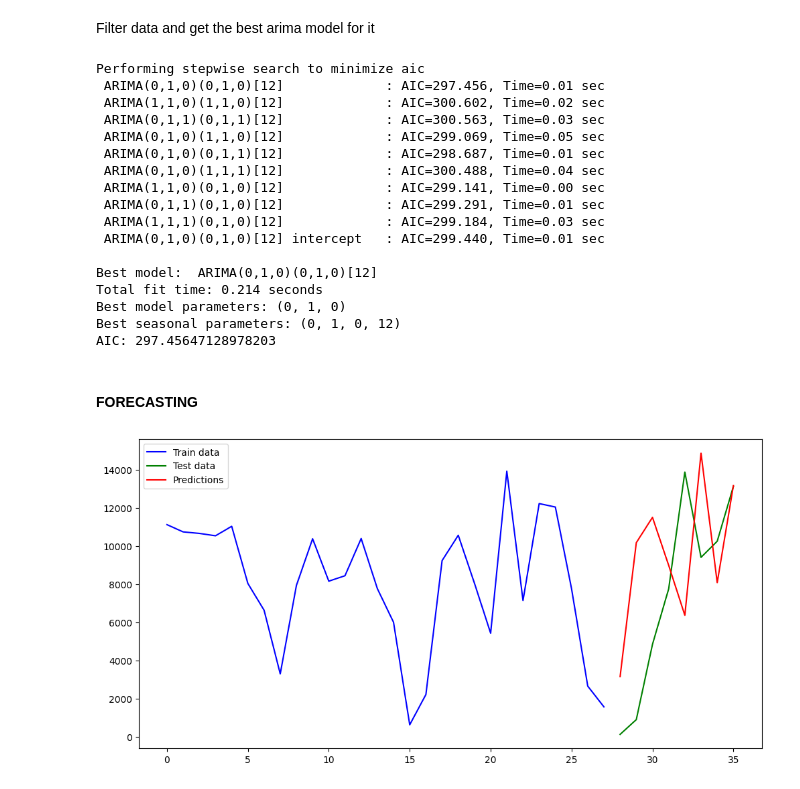
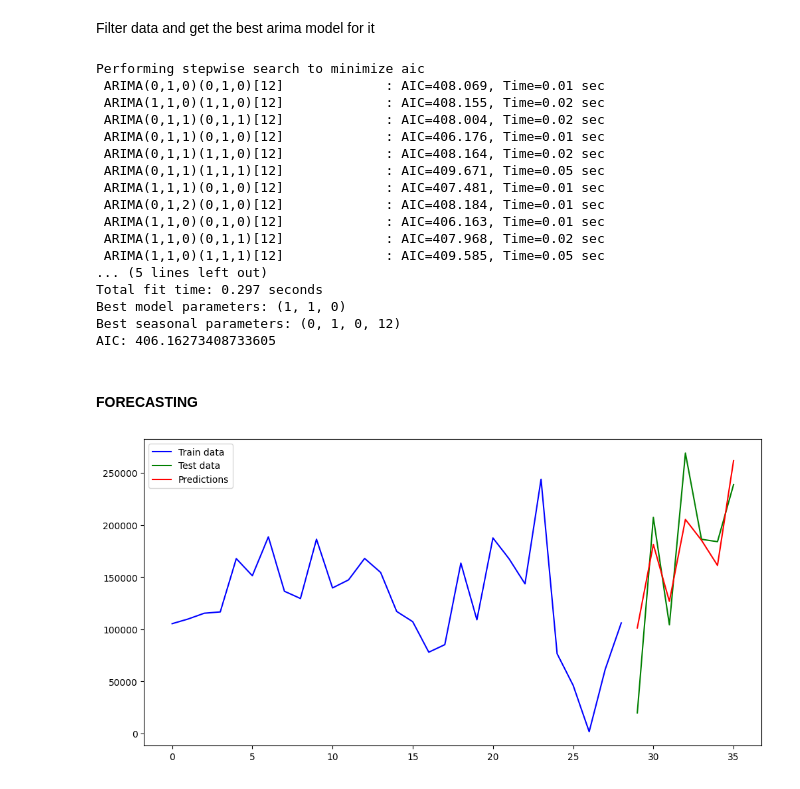
Before and after one commit to oscarjibou/BT-DataAnalysis, a Jupyter notebook: data_analysis.ipynb, the cells around one changed output. Saved outputs shown, nothing was run; the diff lists cells and outputs as text; code cells hidden in the pictures.

```diff
--- a/data_analysis.ipynb
+++ b/data_analysis.ipynb
@@ -143,18 +143,29 @@ warnings.filterwarnings("ignore", category=NotOpenSSLWarning)
 
 #FIXME: Ensure data inputs are correctly introduced in auto_arima
 
+# filtered_train_data = train_data[
+#     (train_data["supermarket"] == "supermarket-A")
+#     & (train_data["variant"] == "flavoured")
+# ]
+
+# filtered_test_data = test_data[
+#     (test_data["supermarket"] == "supermarket-A")
+#     & (test_data["variant"] == "flavoured")
+# ]
 filtered_train_data = train_data[
     (train_data["supermarket"] == "supermarket-A")
-    & (train_data["variant"] == "flavoured")
+    & (train_data["variant"] == "standard")
+    & (train_data["pack.size"] == "351 - 500 GR")
 ]
 
 filtered_test_data = test_data[
     (test_data["supermarket"] == "supermarket-A")
-    & (test_data["variant"] == "flavoured")
+    & (test_data["variant"] == "standard")
+    & (test_data["pack.size"] == "351 - 500 GR")
 ]
 
 auto_arima_model = auto_arima( #FIXME: Ensure if data is stationary before choosing parameter d
-    filtered_train_data["volume_sales"],
+    filtered_train_data["volume.sales"],
     start_p=0,
     d=1,  # Set differencing explicitly instead of None
     start_q=0,
@@ -182,47 +193,47 @@ print("Best seasonal parameters:", auto_arima_model.seasonal_order)
 print("AIC:", auto_arima_model.aic())
 # %% [output]
 Performing stepwise search to minimize aic
- ARIMA(0,1,0)(0,1,0)[12]             : AIC=297.456, Time=0.01 sec
- ARIMA(1,1,0)(1,1,0)[12]             : AIC=300.602, Time=0.02 sec
- ARIMA(0,1,1)(0,1,1)[12]             : AIC=300.563, Time=0.03 sec
- ARIMA(0,1,0)(1,1,0)[12]             : AIC=299.069, Time=0.05 sec
- ARIMA(0,1,0)(0,1,1)[12]             : AIC=298.687, Time=0.01 sec
- ARIMA(0,1,0)(1,1,1)[12]             : AIC=300.488, Time=0.04 sec
- ARIMA(1,1,0)(0,1,0)[12]             : AIC=299.141, Time=0.00 sec
- ARIMA(0,1,1)(0,1,0)[12]             : AIC=299.291, Time=0.01 sec
- ARIMA(1,1,1)(0,1,0)[12]             : AIC=299.184, Time=0.03 sec
- ARIMA(0,1,0)(0,1,0)[12] intercept   : AIC=299.440, Time=0.01 sec
-
-Best model:  ARIMA(0,1,0)(0,1,0)[12]
-Total fit time: 0.214 seconds
-Best model parameters: (0, 1, 0)
+ ARIMA(0,1,0)(0,1,0)[12]             : AIC=408.069, Time=0.01 sec
+ ARIMA(1,1,0)(1,1,0)[12]             : AIC=408.155, Time=0.02 sec
+ ARIMA(0,1,1)(0,1,1)[12]             : AIC=408.004, Time=0.02 sec
+ ARIMA(0,1,1)(0,1,0)[12]             : AIC=406.176, Time=0.01 sec
+ ARIMA(0,1,1)(1,1,0)[12]             : AIC=408.164, Time=0.02 sec
+ ARIMA(0,1,1)(1,1,1)[12]             : AIC=409.671, Time=0.05 sec
+ ARIMA(1,1,1)(0,1,0)[12]             : AIC=407.481, Time=0.01 sec
+ ARIMA(0,1,2)(0,1,0)[12]             : AIC=408.184, Time=0.01 sec
+ ARIMA(1,1,0)(0,1,0)[12]             : AIC=406.163, Time=0.01 sec
+ ARIMA(1,1,0)(0,1,1)[12]             : AIC=407.968, Time=0.02 sec
+ ARIMA(1,1,0)(1,1,1)[12]             : AIC=409.585, Time=0.05 sec
+... (5 lines left out)
+Total fit time: 0.297 seconds
+Best model parameters: (1, 1, 0)
 Best seasonal parameters: (0, 1, 0, 12)
-AIC: 297.45647128978203
+AIC: 406.16273408733605
 # %% [markdown]
 #### FORECASTING
 # %%
 predictions = pd.DataFrame(
     auto_arima_model.predict(n_periods=len(filtered_test_data)),
     index=filtered_test_data.index,
     columns=["Predicted Volume Sales"],
 )
 plt.figure(figsize=(12, 6))
 plt.plot(
-    filtered_train_data["volume_sales"], #FIXME: change volume_sales to volume.sales or vice versa
+    filtered_train_data["volume.sales"],
     label="Train data",
     color="blue",
 )
 plt.plot(
     filtered_test_data["volume.sales"],
     label="Test data",
     color="green",
 )
 plt.plot(
     predictions["Predicted Volume Sales"],
     label="Predictions",
     color="red",
 )
 plt.legend()
 plt.show()
 # %% [output]
-[figure, old version]
+[figure, new version]
```
Also changed, not shown: parts of 2 cells of this notebook, 7 other files.
